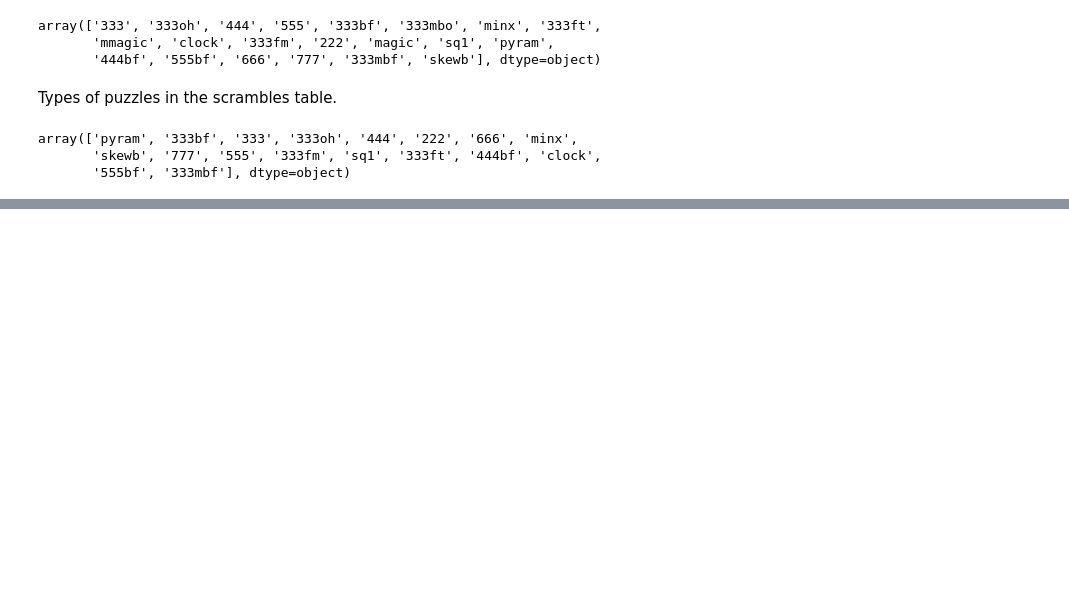
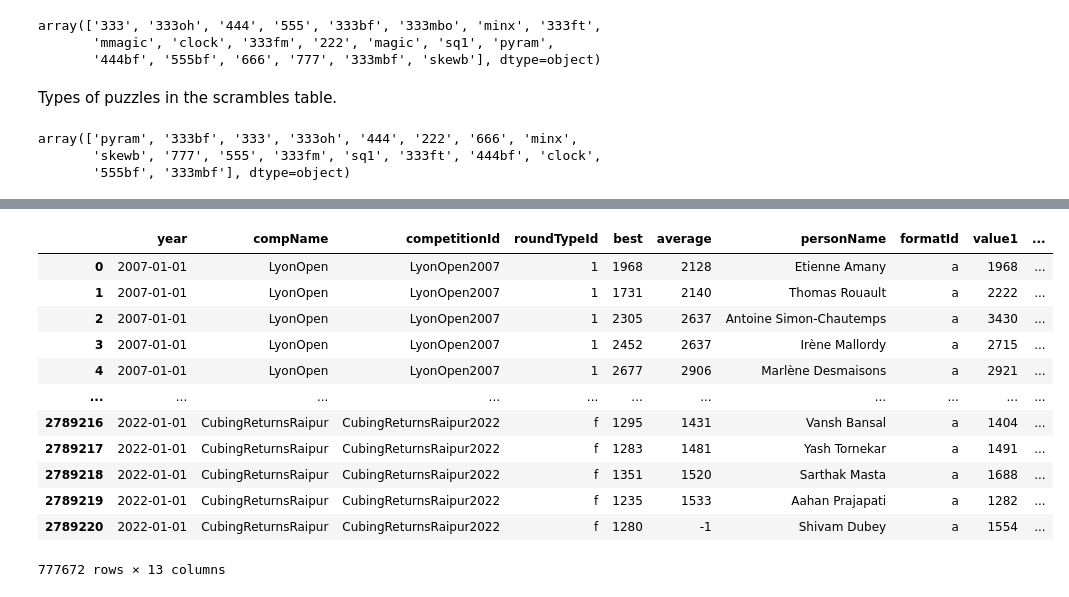
Before and after one commit to Camelot314/rubiks_analysis, a Jupyter notebook: rubicks_cubes.ipynb, the cells around one changed output, grey strips where cells are left out. Saved outputs shown, nothing was run; the diff lists cells and outputs as text; code cells hidden in the pictures; blank space fills up the shorter version.

```diff
--- a/rubicks_cubes.ipynb
+++ b/rubicks_cubes.ipynb
@@ -183,0 +393,16 @@ scrambles_frame = scrambles_frame[scrambles_frame['eventId'] == '333']
+# %%
+results_frame
+# %% [output]
+|  | year | compName | competitionId | roundTypeId | best | average | personName | formatId | value1 | ... |
+| 0 | 2007-01-01 | LyonOpen | LyonOpen2007 | 1 | 1968 | 2128 | Etienne Amany | a | 1968 | ... |
+| 1 | 2007-01-01 | LyonOpen | LyonOpen2007 | 1 | 1731 | 2140 | Thomas Rouault | a | 2222 | ... |
+| 2 | 2007-01-01 | LyonOpen | LyonOpen2007 | 1 | 2305 | 2637 | Antoine Simon-Chautemps | a | 3430 | ... |
+| 3 | 2007-01-01 | LyonOpen | LyonOpen2007 | 1 | 2452 | 2637 | Irène Mallordy | a | 2715 | ... |
+| 4 | 2007-01-01 | LyonOpen | LyonOpen2007 | 1 | 2677 | 2906 | Marlène Desmaisons | a | 2921 | ... |
+| ... | ... | ... | ... | ... | ... | ... | ... | ... | ... | ... |
+| 2789216 | 2022-01-01 | CubingReturnsRaipur | CubingReturnsRaipur2022 | f | 1295 | 1431 | Vansh Bansal | a | 1404 | ... |
+| 2789217 | 2022-01-01 | CubingReturnsRaipur | CubingReturnsRaipur2022 | f | 1283 | 1481 | Yash Tornekar | a | 1491 | ... |
+| 2789218 | 2022-01-01 | CubingReturnsRaipur | CubingReturnsRaipur2022 | f | 1351 | 1520 | Sarthak Masta | a | 1688 | ... |
+| 2789219 | 2022-01-01 | CubingReturnsRaipur | CubingReturnsRaipur2022 | f | 1235 | 1533 | Aahan Prajapati | a | 1282 | ... |
+| 2789220 | 2022-01-01 | CubingReturnsRaipur | CubingReturnsRaipur2022 | f | 1280 | -1 | Shivam Dubey | a | 1554 | ... |
+777672 rows × 13 columns
```
Also changed, not shown: parts of 29 cells of this notebook.
